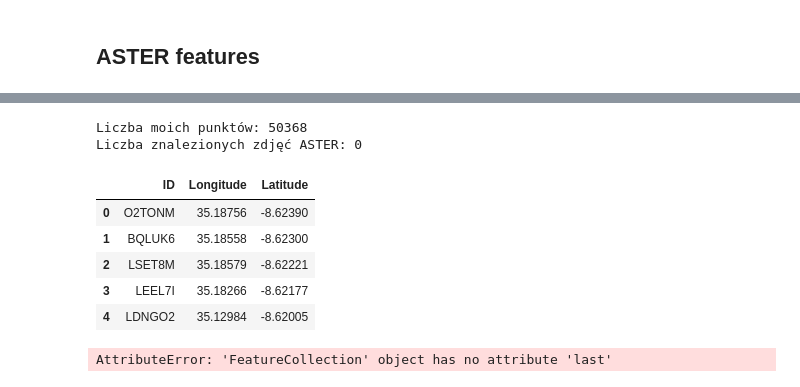
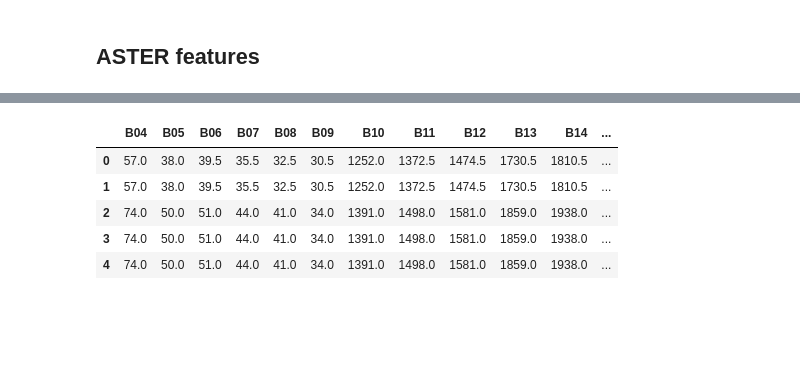
Before and after one commit to lucknera/projekt_interdyscyplinarny, a Jupyter notebook: models/olek-fe.ipynb, the cells around one changed output, grey strips where cells are left out. Saved outputs shown, nothing was run; the diff lists cells and outputs as text; code cells hidden in the pictures; blank space fills up the shorter version.

```diff
--- a/models/olek-fe.ipynb
+++ b/models/olek-fe.ipynb
@@ -929,27 +929,10 @@ ASTER_df.head()
-# %%
-# 1. Sprawdźmy, czy punkty w ogóle są w GEE
-print("Liczba moich punktów:", points_geo.size().getInfo())
-
-# 2. Sprawdźmy, czy GEE widzi jakiekolwiek zdjęcia ASTER dla Twoich próbek
-test_kolekcji = colection.filterBounds(points_geo).filterDate('2000-01-01', '2007-12-31')
-print("Liczba znalezionych zdjęć ASTER:", test_kolekcji.size().getInfo())
-# %% [output]
-Liczba moich punktów: 50368
-Liczba znalezionych zdjęć ASTER: 0
-# %%
-df.head()
-# %% [output]
-|  | ID | Longitude | Latitude |
-| 0 | O2TONM | 35.18756 | -8.62390 |
-| 1 | BQLUK6 | 35.18558 | -8.62300 |
-| 2 | LSET8M | 35.18579 | -8.62221 |
-| 3 | LEEL7I | 35.18266 | -8.62177 |
-| 4 | LDNGO2 | 35.12984 | -8.62005 |
-# %%
-pierwszy_punkt = points_geo.first().geometry().coordinates().getInfo()
-
-print("Tak GEE widzi Twój pierwszy punkt:")
-print(f"Longitude (X): {pierwszy_punkt[0]}")
-print(f"Latitude (Y): {pierwszy_punkt[1]}")
-# %% [output]
-AttributeError: 'FeatureCollection' object has no attribute 'last'
+# %%
+ASTER_df.drop(columns=['system:index', 'Longitude', 'Latitude', '.geo'], inplace=True)
+ASTER_df.head()
+# %% [output]
+|  | B04 | B05 | B06 | B07 | B08 | B09 | B10 | B11 | B12 | B13 | B14 | ... |
+| 0 | 57.0 | 38.0 | 39.5 | 35.5 | 32.5 | 30.5 | 1252.0 | 1372.5 | 1474.5 | 1730.5 | 1810.5 | ... |
+| 1 | 57.0 | 38.0 | 39.5 | 35.5 | 32.5 | 30.5 | 1252.0 | 1372.5 | 1474.5 | 1730.5 | 1810.5 | ... |
+| 2 | 74.0 | 50.0 | 51.0 | 44.0 | 41.0 | 34.0 | 1391.0 | 1498.0 | 1581.0 | 1859.0 | 1938.0 | ... |
+| 3 | 74.0 | 50.0 | 51.0 | 44.0 | 41.0 | 34.0 | 1391.0 | 1498.0 | 1581.0 | 1859.0 | 1938.0 | ... |
+| 4 | 74.0 | 50.0 | 51.0 | 44.0 | 41.0 | 34.0 | 1391.0 | 1498.0 | 1581.0 | 1859.0 | 1938.0 | ... |
```
Also changed, not shown: parts of 7 cells of this notebook, 2 other files.
